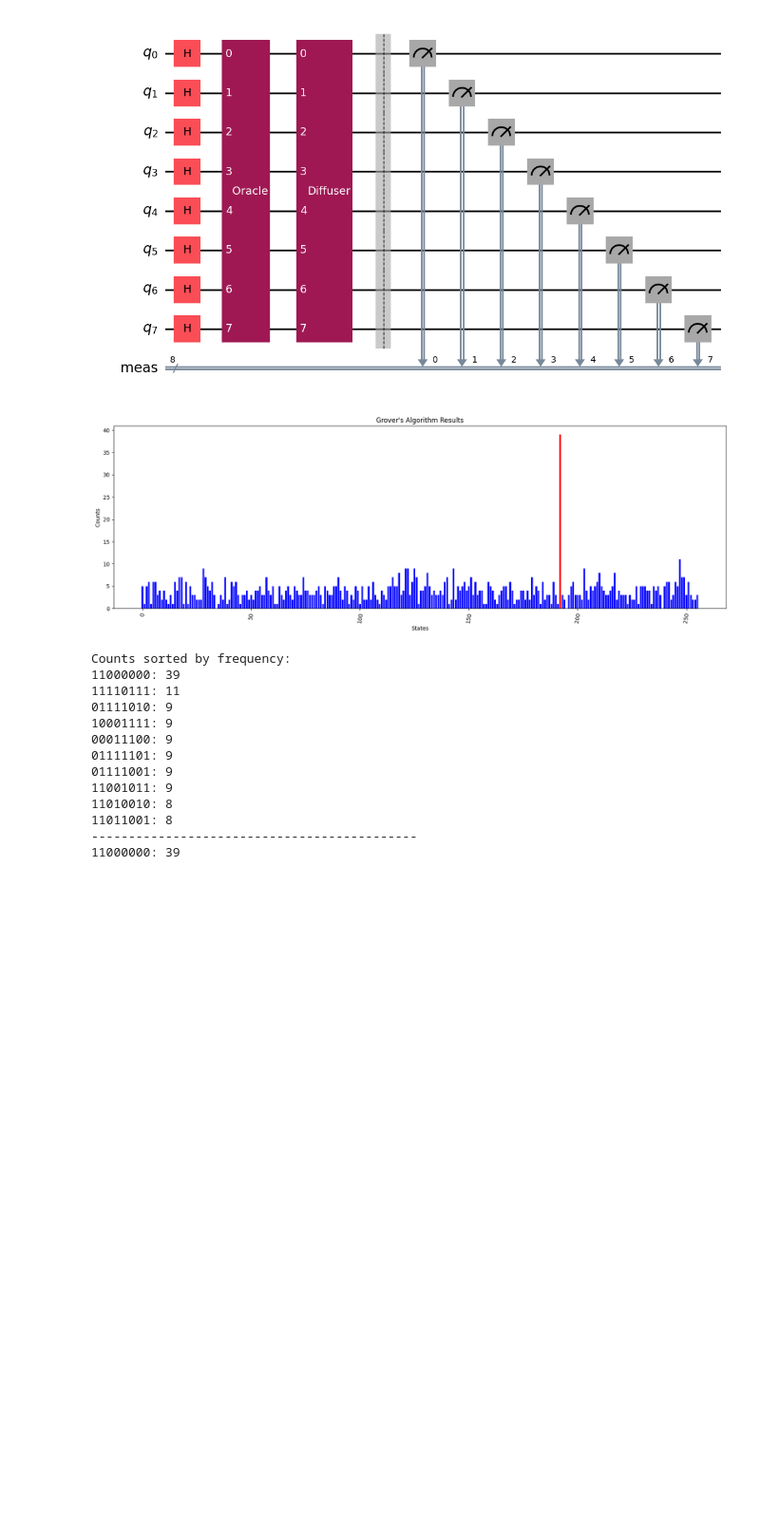
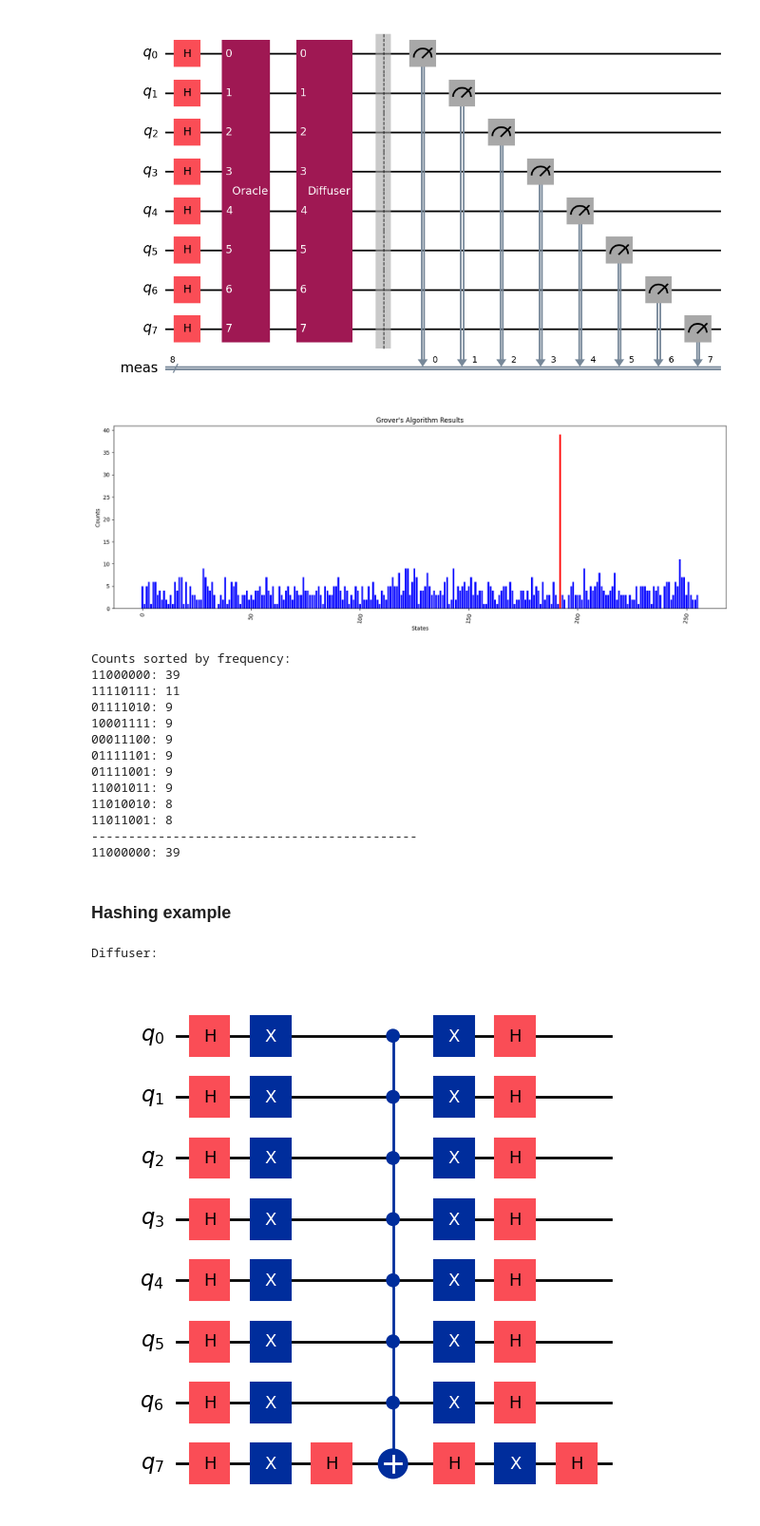
Before and after one commit to DanieleDiSpirito/qgss-2025, a Jupyter notebook: grover.ipynb, the cells around one changed output. Shown: that part at 95% size. Cells and saved outputs as stored; diff of their text form; code cells hidden in the pictures; blank space fills up the shorter version.

```diff
--- a/grover.ipynb
+++ b/grover.ipynb
@@ -118,3 +118,70 @@ Counts sorted by frequency:
 11011001: 8
 --------------------------------------------
 11000000: 39
+# %% [markdown]
+### Hashing example
+# %%
+from qiskit import QuantumCircuit, QuantumRegister, ClassicalRegister, transpile
+from qiskit_aer import AerSimulator
+from qiskit.transpiler.preset_passmanagers import generate_preset_pass_manager
+from qiskit_ibm_runtime import SamplerV2  as Sampler
+from qiskit.circuit.library import ZGate, MCXGate
+from qiskit.quantum_info import Statevector
+import matplotlib.pyplot as plt
+
+# Target value we want to invert in the oracle
+target = 0  # Suppose toy_hash(x) == 0
+
+BITS = 8
+N = 2**BITS
+
+hash_function = lambda x: (x * 3 + 1) % N  # Example hash function
+
+# Build the oracle: flips the sign of |x⟩ if toy_hash(x) == target
+def grover_oracle():
+    oracle = QuantumCircuit(BITS, name='Oracle')
+    for x in range(256):
+        if hash_function(x) == target:
+            bin_x = format(x, f'0{BITS}b')
+            for i, bit in enumerate(reversed(bin_x)):
+                if bit == '0':
+                    oracle.x(i)
+            oracle.h(BITS-1)  # Apply multi-controlled-Z via H-CZ-H
+            oracle.mcx([i for i in range(BITS-1)], BITS-1)  # Multi-controlled Toffoli
+            oracle.h(BITS-1)  # Undo the H
+            for i, bit in enumerate(reversed(bin_x)):
+                if bit == '0':
+                    oracle.x(i)
+            break  # only one solution
+    return oracle
+
+# Diffusion (inversion about mean)
+def diffusion_operator():
+    diffuser = QuantumCircuit(BITS, name='Diffuser')
+    diffuser.h([i for i in range(BITS)])
+    diffuser.x([i for i in range(BITS)])
+    diffuser.h(BITS-1)
+    diffuser.mcx([i for i in range(BITS-1)], BITS-1)  # Multi-controlled Toffoli
+    diffuser.h(BITS-1)
+    diffuser.x([i for i in range(BITS)])
+    diffuser.h([i for i in range(BITS)])
+    return diffuser
+
+# Build Grover circuit
+grover = QuantumCircuit(BITS)
+grover.h([i for i in range(BITS)])  # Start in superposition
+
+# Add one iteration of Grover
+oracle = grover_oracle()
+grover.append(oracle.to_gate(), [i for i in range(BITS)])
+diffuser = diffusion_operator()
+grover.append(diffuser.to_gate(), [i for i in range(BITS)])
+
+# Measurement
+grover.measure_all()
+
+print('Diffuser:')
+diffuser.draw('mpl')
+# %% [output]
+Diffuser:
+[figure, added]
```
Also changed, not shown: parts of 3 cells of this notebook.
